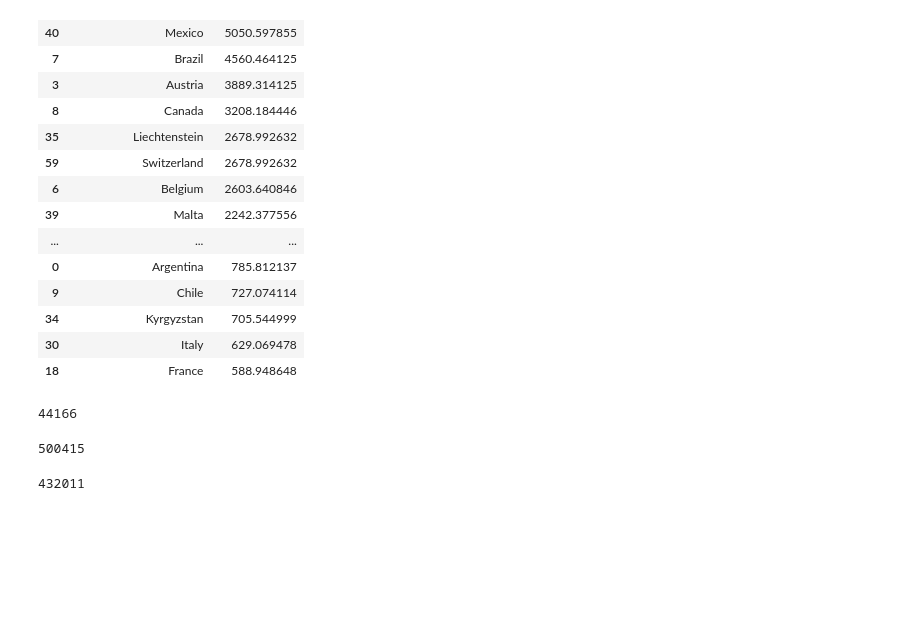
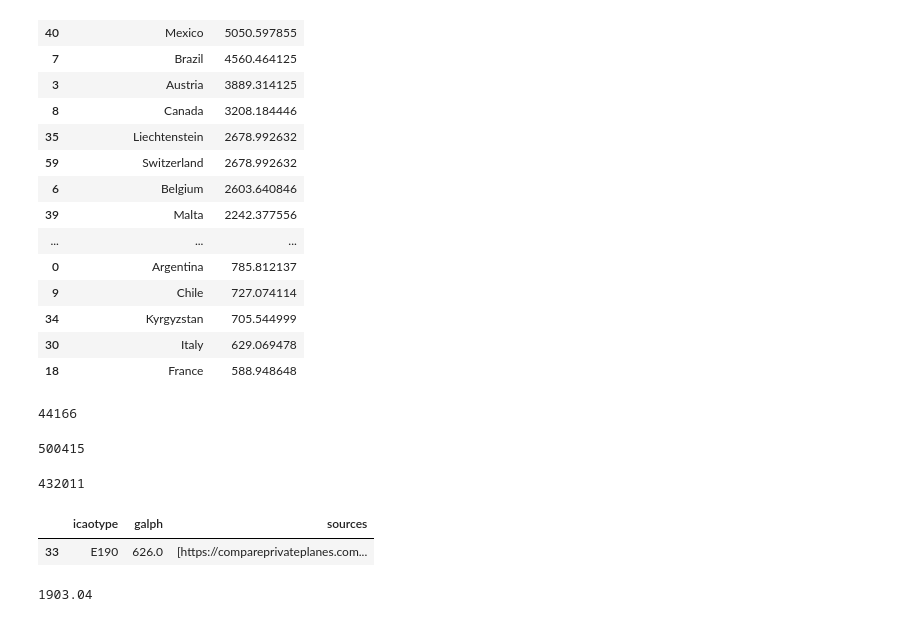
Before and after one commit to martsec/flight_co2_analysis, a Jupyter notebook: Analysis.ipynb, the cells around one changed output. Saved outputs shown, nothing was run; the diff lists cells and outputs as text; code cells hidden in the pictures; blank space fills up the shorter version.

```diff
--- a/Analysis.ipynb
+++ b/Analysis.ipynb
@@ -1215,5 +1304,16 @@ aircrafts_osn.where("ownop is not null").count()
 aircrafts_adsbex.where("ownop is not null").count()
 # %% [output]
 432011
+# %%
+fuel = toPd(fuel_consumption)
+# %%
+fuel[fuel.icaotype == 'E190']
+# %% [output]
+|  | icaotype | galph | sources |
+| 33 | E190 | 626.0 | [https://compareprivateplanes.com... |
+# %%
+626 * 3.04
+# %% [output]
+1903.04
 # %%
 spark.stop()
```
Also changed, not shown: parts of 22 cells of this notebook, 3 other files.
